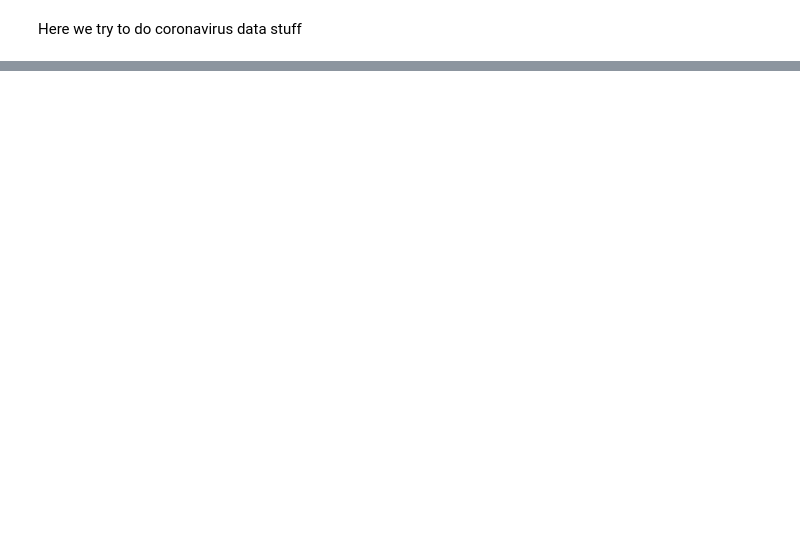
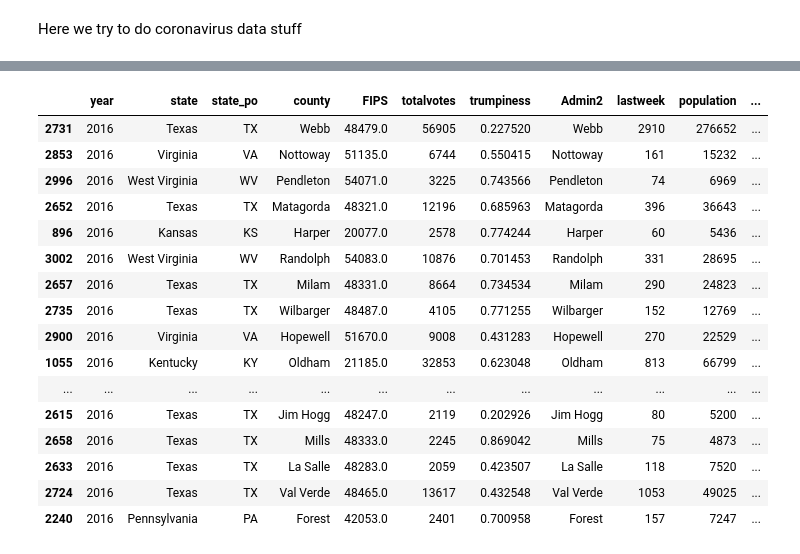
Before and after one commit to pas3n7/ColabDataScienceLearning, a Jupyter notebook: Coronavirusbytrumpiness.ipynb, the cells around one changed output, grey strips where cells are left out. Cells and saved outputs as stored; diff of their text form; code cells hidden in the pictures; blank space fills up the shorter version.

```diff
--- a/Coronavirusbytrumpiness.ipynb
+++ b/Coronavirusbytrumpiness.ipynb
@@ -85,0 +65,26 @@ Text(0, 0.5, 'Infectiness')
+# %%
+#combined = combined.assign(oldinfectiness = combined["lastweek"]/combined["totalvotes"])
+#combined.sort_values(by="oldinfectiness", ascending=False).head(20)
+
+# combined = combined.assign(votiness = combined["totalvotes"]/combined["population"])
+# combined.sort_values(by="votiness", ascending=True).head(20)
+
+combined.sort_values(by="infectiness", ascending=True).tail(20)
+# %% [output]
+|  | year | state | state_po | county | FIPS | totalvotes | trumpiness | Admin2 | lastweek | population | ... |
+| 2731 | 2016 | Texas | TX | Webb | 48479.0 | 56905 | 0.227520 | Webb | 2910 | 276652 | ... |
+| 2853 | 2016 | Virginia | VA | Nottoway | 51135.0 | 6744 | 0.550415 | Nottoway | 161 | 15232 | ... |
+| 2996 | 2016 | West Virginia | WV | Pendleton | 54071.0 | 3225 | 0.743566 | Pendleton | 74 | 6969 | ... |
+| 2652 | 2016 | Texas | TX | Matagorda | 48321.0 | 12196 | 0.685963 | Matagorda | 396 | 36643 | ... |
+| 896 | 2016 | Kansas | KS | Harper | 20077.0 | 2578 | 0.774244 | Harper | 60 | 5436 | ... |
+| 3002 | 2016 | West Virginia | WV | Randolph | 54083.0 | 10876 | 0.701453 | Randolph | 331 | 28695 | ... |
+| 2657 | 2016 | Texas | TX | Milam | 48331.0 | 8664 | 0.734534 | Milam | 290 | 24823 | ... |
+| 2735 | 2016 | Texas | TX | Wilbarger | 48487.0 | 4105 | 0.771255 | Wilbarger | 152 | 12769 | ... |
+| 2900 | 2016 | Virginia | VA | Hopewell | 51670.0 | 9008 | 0.431283 | Hopewell | 270 | 22529 | ... |
+| 1055 | 2016 | Kentucky | KY | Oldham | 21185.0 | 32853 | 0.623048 | Oldham | 813 | 66799 | ... |
+| ... | ... | ... | ... | ... | ... | ... | ... | ... | ... | ... | ... |
+| 2615 | 2016 | Texas | TX | Jim Hogg | 48247.0 | 2119 | 0.202926 | Jim Hogg | 80 | 5200 | ... |
+| 2658 | 2016 | Texas | TX | Mills | 48333.0 | 2245 | 0.869042 | Mills | 75 | 4873 | ... |
+| 2633 | 2016 | Texas | TX | La Salle | 48283.0 | 2059 | 0.423507 | La Salle | 118 | 7520 | ... |
+| 2724 | 2016 | Texas | TX | Val Verde | 48465.0 | 13617 | 0.432548 | Val Verde | 1053 | 49025 | ... |
+| 2240 | 2016 | Pennsylvania | PA | Forest | 42053.0 | 2401 | 0.700958 | Forest | 157 | 7247 | ... |
```
Also changed, not shown: parts of 10 cells of this notebook.
